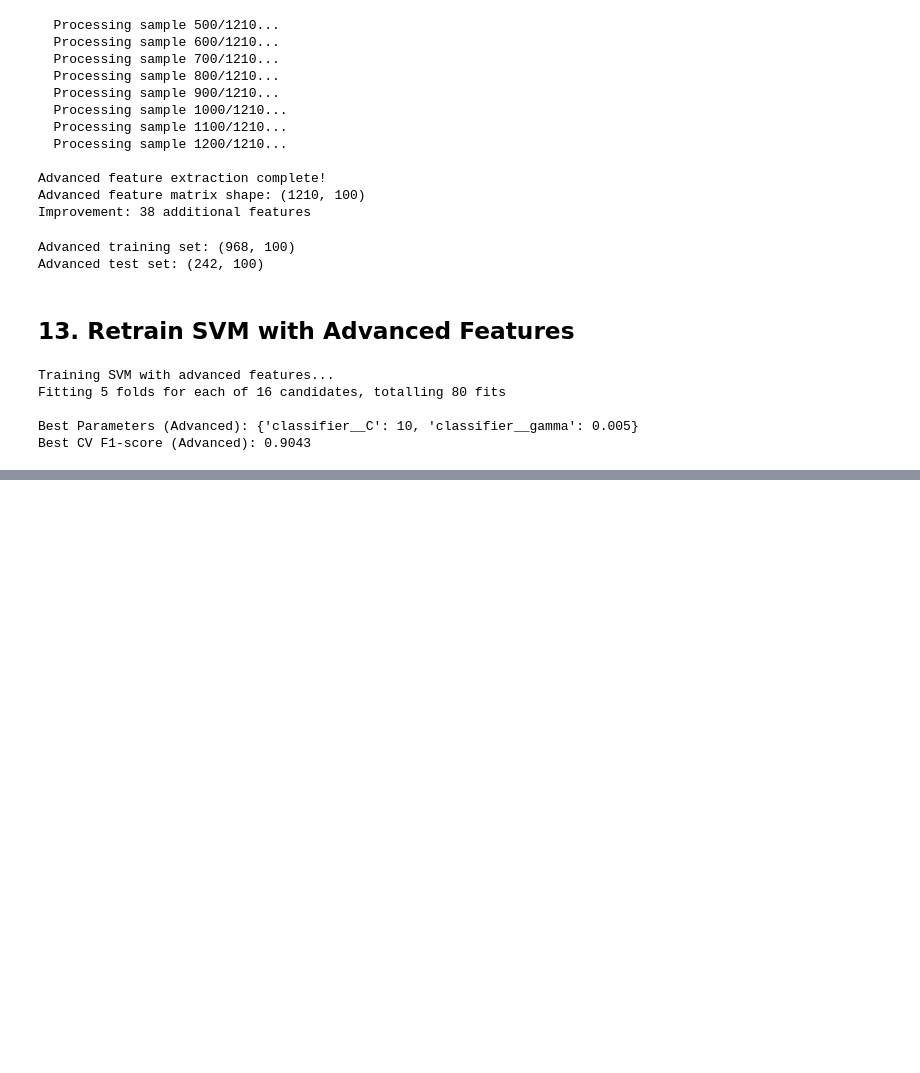
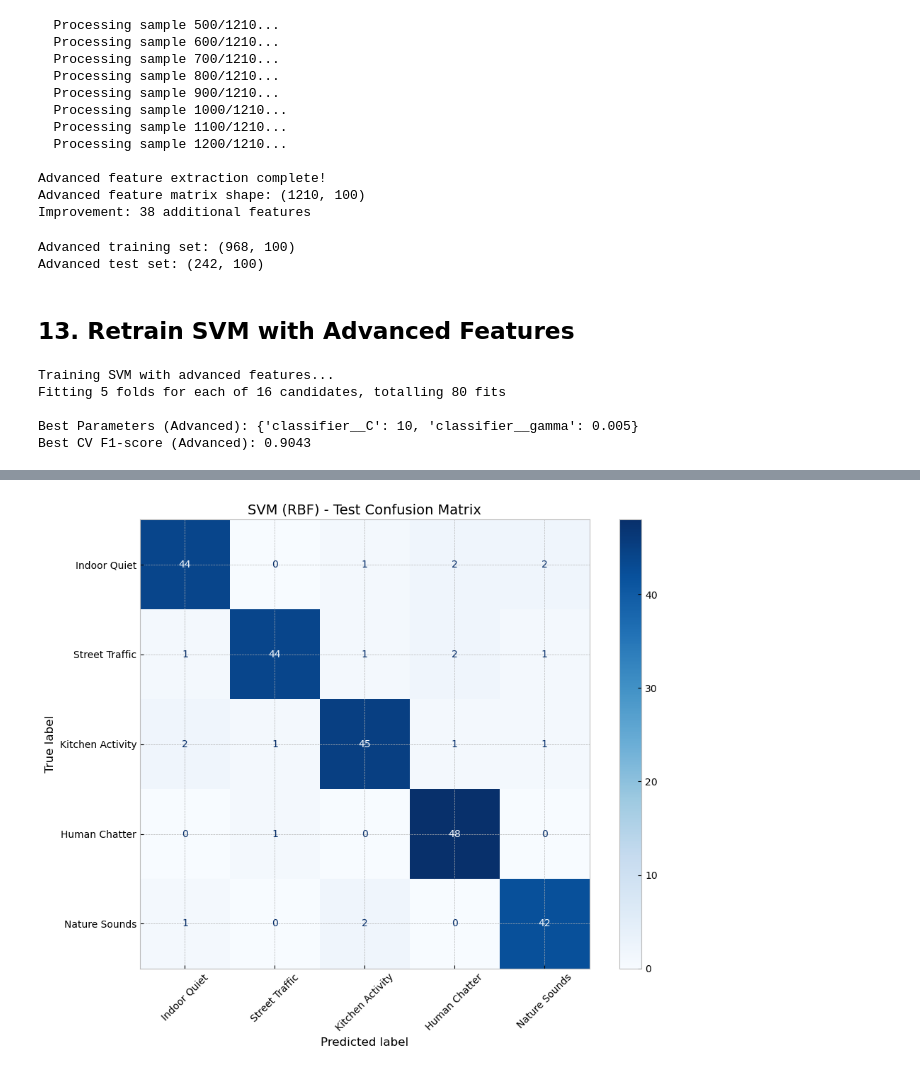
Before and after one commit to DevTechS/EEL5840-Neuronettes-Final-Project, a Jupyter notebook: 02_baseline_models.ipynb, the cells around one changed output, grey strips where cells are left out. Drawn from its saved outputs; the diff is of its cells as text; code cells hidden in the pictures; blank space fills up the shorter version.

```diff
--- a/02_baseline_models.ipynb
+++ b/02_baseline_models.ipynb
@@ -637,0 +652,11 @@ Classification Report - Test Set (Advanced Features):
+# %%
+cm_test_svm_adv = confusion_matrix(t_test_adv, y_test_svm_adv)
+
+disp = ConfusionMatrixDisplay(cm_test_svm_adv, display_labels=labels_names)
+fig, ax = plt.subplots(figsize=(10, 8))
+disp.plot(ax=ax, cmap='Blues', xticks_rotation=45)
+plt.title('SVM (RBF) - Test Confusion Matrix', fontsize=14)
+plt.tight_layout()
+plt.show()
+# %% [output]
+[figure, added]
```
Also changed, not shown: parts of 3 cells of this notebook, 4 other files.
